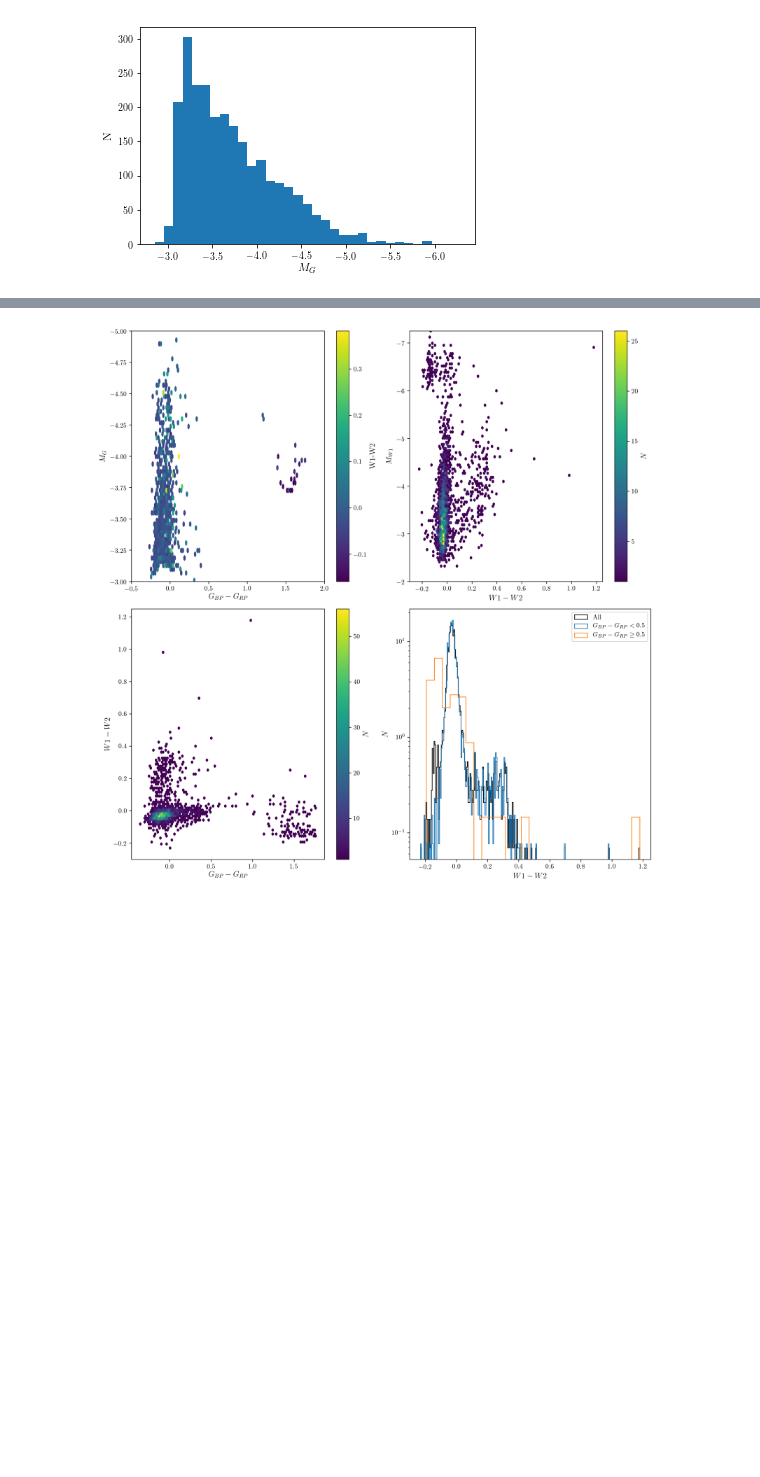
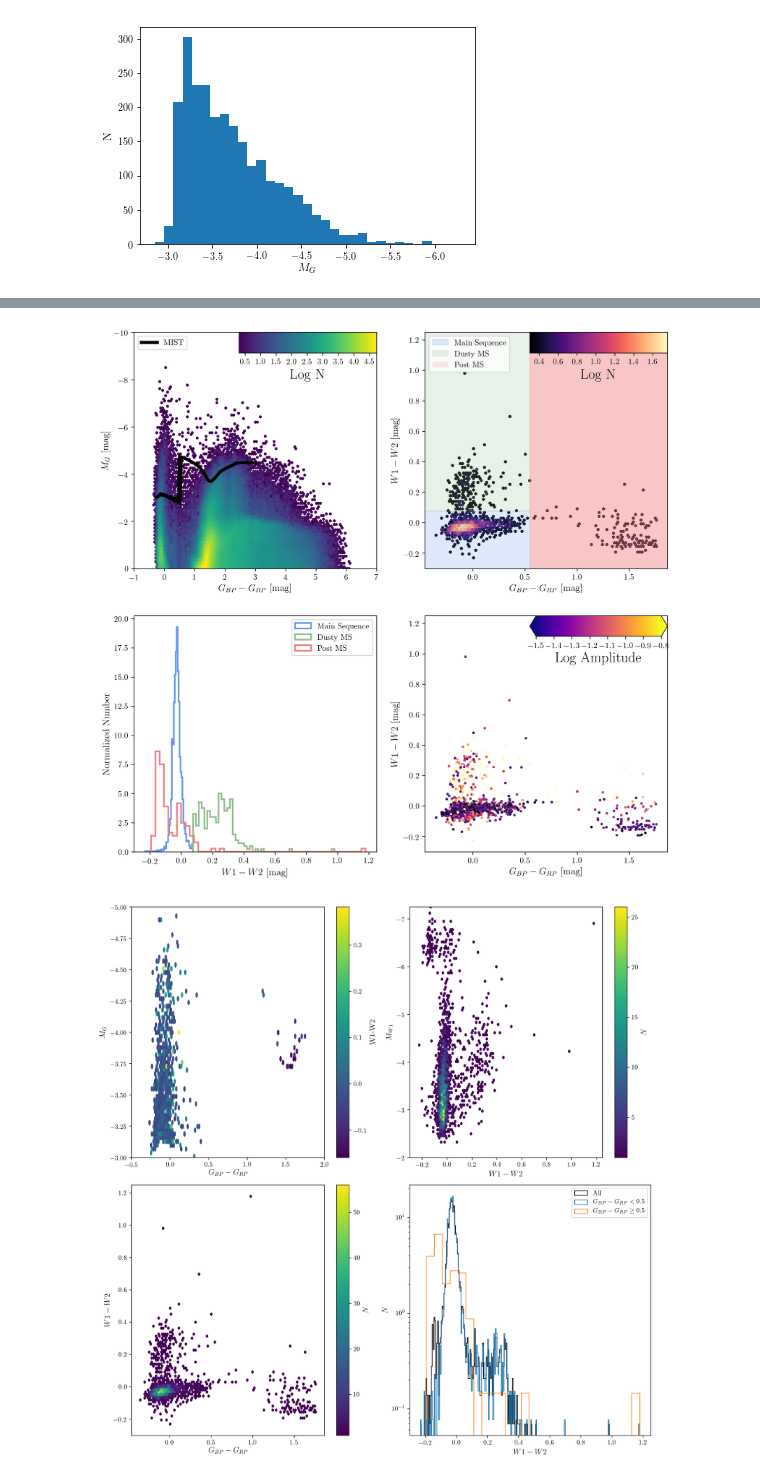
Before and after one commit to tzdwi/GaiaSprintMassive, a Jupyter notebook: WISE/data/bright_sample/sample.ipynb, the cells around one changed output, grey strips where cells are left out. Cells and saved outputs as stored; diff of their text form; code cells hidden in the pictures; blank space fills up the shorter version.

Commit message:
new plot for thesis proposal

```diff
--- a/WISE/data/bright_sample/sample.ipynb
+++ b/WISE/data/bright_sample/sample.ipynb
@@ -268,6 +258,86 @@ Text(0,0.5,'N')
 # %%
 MainSequence = good[good['(BP_RP)_0'] < 0.5]
 PostMainSequence = good[good['(BP_RP)_0'] >= 0.5]
+# %%
+fig, axes = plt.subplots(2,2,figsize=(12,12),dpi=300)
+
+axes[0,0].plot(min_cols,min_mags,'-k',lw=4,label='MIST')
+axes[0,0].legend(loc=2)
+hexb = axes[0,0].hexbin(result['(BP_RP)_0'],result['M_G'],mincnt=1,bins='log')
+axes[0,0].set(xlim=(-1,7), ylim=(0,-10), xlabel=(r'$G_{BP}-G_{RP}$ [mag]'), ylabel=('$M_G$ [mag]'))
+
+hexclim = hexb.get_clim()
+cbax = fig.add_subplot(111)
+bounds = axes[0,0].get_position()
+cbax.set_position([bounds.x0+bounds.width-0.2,bounds.y0+bounds.height-0.03, 0.2, 0.03])
+norm = colors.Normalize(vmin=hexclim[0], vmax=hexclim[1])
+cb1 = cbar.ColorbarBase(cbax, cmap='viridis',
+                                norm=norm,
+                                orientation='horizontal')
+cb1.set_label('Log N',fontsize=18)
+
+opt_color = good['(BP_RP)_0']
+ir_color = good['W1-W2']
+hexb = axes[0,1].hexbin(opt_color,ir_color,mincnt=1, bins='log', cmap='magma')
+colax_xlim = axes[0,1].get_xlim()
+colax_ylim = axes[0,1].get_ylim()
+axes[0,1].fill([colax_xlim[0],0.55,0.55,colax_xlim[0]],[colax_ylim[0],colax_ylim[0],0.075,0.075],
+           alpha=0.2,c='cornflowerblue',label='Main Sequence')
+axes[0,1].fill([colax_xlim[0],0.55,0.55,colax_xlim[0]],[0.075,0.075,colax_ylim[1],colax_ylim[1]],
+           alpha=0.2,c='darkseagreen',label='Dusty MS')
+axes[0,1].axvspan(xmin=0.55,xmax=colax_xlim[1],facecolor='lightcoral',
+              alpha=0.2,label='Post MS')
+axes[0,1].fill([0.55,colax_xlim[1],colax_xlim[1],0.55],[colax_ylim[0],colax_ylim[0],colax_ylim[1],colax_ylim[1]],
+           alpha=0.3,c='lightcoral',label='Dusty MS')
+axes[0,1].set(xlim=colax_xlim,ylim=colax_ylim,xlabel=r'$G_{BP}-G_{RP}$ [mag]',ylabel=r'$W1-W2$ [mag]')
+h,l = axes[0,1].get_legend_handles_labels()
+axes[0,1].legend(h[:3], l[:3])
+hexclim = hexb.get_clim()
+cbax = fig.add_subplot(121)
+bounds = axes[0,1].get_position()
+cbax.set_position([bounds.x0+bounds.width-0.2,bounds.y0+bounds.height-0.03, 0.2, 0.03])
+norm = colors.Normalize(vmin=hexclim[0], vmax=hexclim[1])
+cb1 = cbar.ColorbarBase(cbax, cmap='magma',
+                                norm=norm,
+                                orientation='horizontal')
+cb1.set_label('Log N',fontsize=18)
+
+mainsequence = bright[(bright['(BP_RP)_0']<=0.55)&(bright['W1-W2']<=0.075)]
+dustyms = bright[(bright['(BP_RP)_0']<=0.55)&(bright['W1-W2']>0.075)]
+postms = bright[(bright['(BP_RP)_0']>0.55)]
+dfs = [mainsequence,dustyms,postms]
+cs = ['cornflowerblue','darkseagreen','lightcoral']
+labels = ['Main Sequence','Dusty MS','Post MS']
+for df,c,l in zip(dfs,cs,labels):
+    axes[1,0].hist(df['W1-W2'],color=c,label=l,histtype='step',density=True,bins=50,lw=2)
+axes[1,0].legend()
+axes[1,0].set(xlabel='$W1-W2$ [mag]',ylabel='Normalized Number')
+
+bright_features = pd.read_csv('../../code/massive_features.csv')
+sample = pd.read_csv('massive.csv.gz')
+bright_features.drop(columns=['Unnamed: 0'],inplace=True)
+bright = pd.merge(sample,bright_features,left_on='original_ext_source_id',right_on='Name')
+opt_color = bright['(BP_RP)_0']
+ir_color = bright['W1-W2']
+scat = axes[1,1].scatter(opt_color,ir_color,c=np.log10(bright['Amplitude']), s=5, cmap='magma')
+colax_xlim = axes[1,1].get_xlim()
+colax_ylim = axes[1,1].get_ylim()
+axes[1,1].set(xlim=colax_xlim,ylim=colax_ylim,xlabel=r'$G_{BP}-G_{RP}$ [mag]',ylabel=r'$W1-W2$ [mag]')
+scat.set_clim(-1.5,-0.8)
+scatclim = scat.get_clim()
+cbax = fig.add_subplot(122)
+bounds = axes[1,1].get_position()
+cbax.set_position([bounds.x0+bounds.width-0.2,bounds.y0+bounds.height-0.03, 0.2, 0.03])
+norm = colors.Normalize(vmin=scatclim[0], vmax=scatclim[1])
+cb1 = cbar.ColorbarBase(cbax, cmap='plasma',
+                                norm=norm,
+                                orientation='horizontal',
+                                extend='both')
+cb1.set_label('Log Amplitude',fontsize=18)
+
+plt.savefig('sample_plots.pdf')
+# %% [output]
+[figure, added]
 # %%
 fig, axes = plt.subplots(2,2,figsize=(12,12),dpi=300)
 
```
Also changed, not shown: parts of 4 cells of this notebook, 1 other file.
